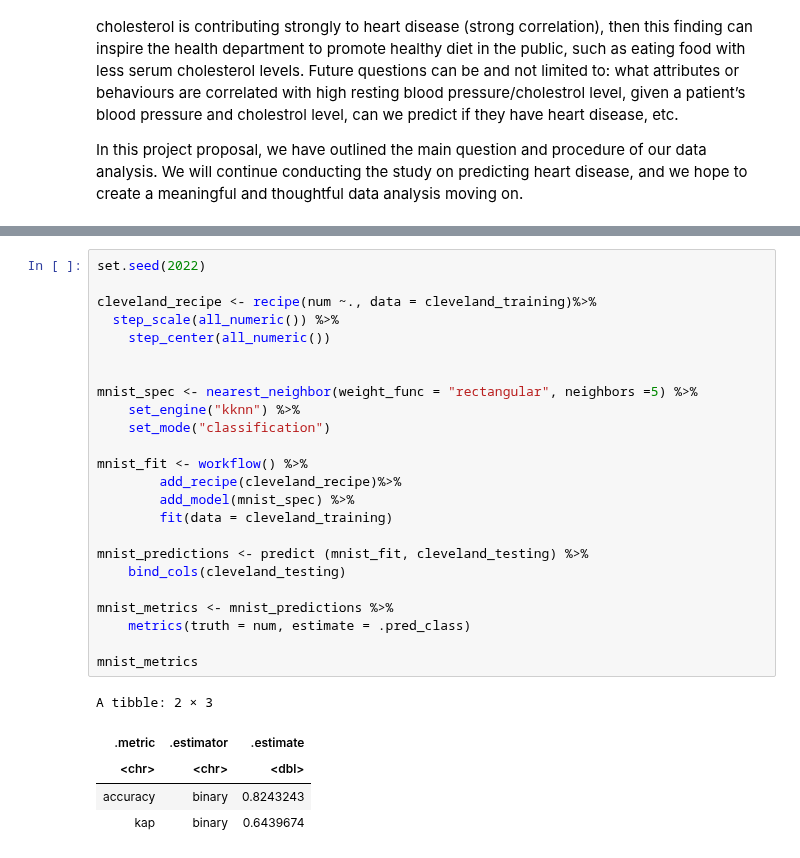
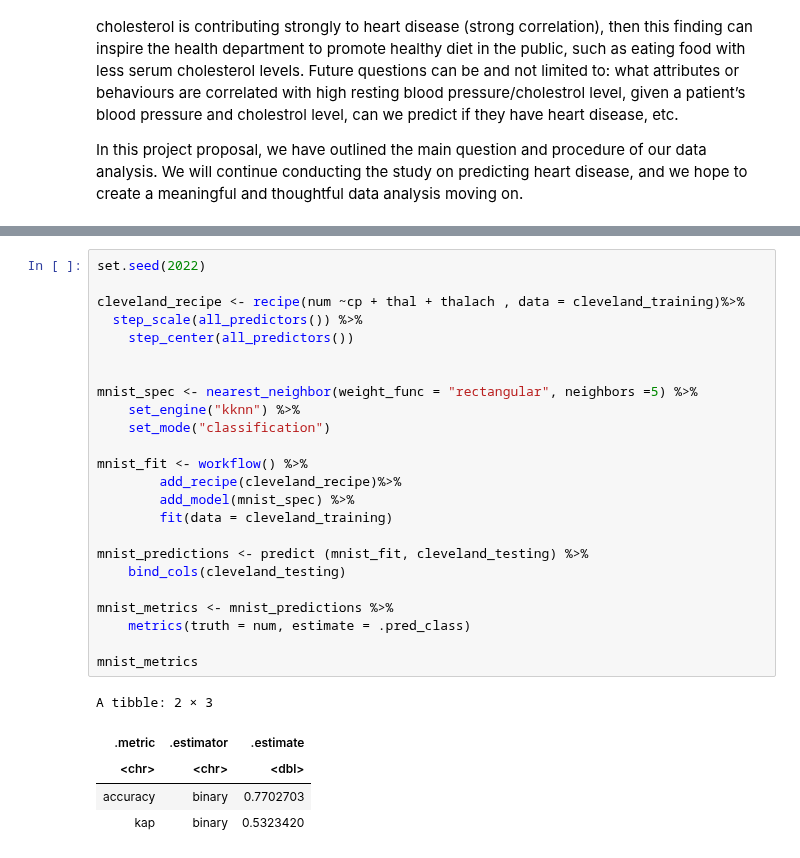
Before and after one commit to wiliwangka/Heart-Disease-Classification-with-R, a Jupyter notebook: ds_project_proposal.ipynb, the cells around one changed output, grey strips where cells are left out. Drawn from its saved outputs; the diff is of its cells as text.

```diff
--- a/ds_project_proposal.ipynb
+++ b/ds_project_proposal.ipynb
@@ -201,30 +202,30 @@ A tibble: 1 × 2
 # %%
 set.seed(2022)
 
-cleveland_recipe <- recipe(num ~., data = cleveland_training)%>%
-  step_scale(all_numeric()) %>%
-    step_center(all_numeric())
+cleveland_recipe <- recipe(num ~cp + thal + thalach , data = cleveland_training)%>%
+  step_scale(all_predictors()) %>%
+    step_center(all_predictors())
 
 
 mnist_spec <- nearest_neighbor(weight_func = "rectangular", neighbors =5) %>%
     set_engine("kknn") %>%
     set_mode("classification")
 
 mnist_fit <- workflow() %>%
         add_recipe(cleveland_recipe)%>%
         add_model(mnist_spec) %>%
         fit(data = cleveland_training)
 
 mnist_predictions <- predict (mnist_fit, cleveland_testing) %>%
     bind_cols(cleveland_testing)
 
 mnist_metrics <- mnist_predictions %>%
     metrics(truth = num, estimate = .pred_class)
 
 mnist_metrics
 # %% [output]
 A tibble: 2 × 3
 | .metric | .estimator | .estimate |
 | <chr> | <chr> | <dbl> |
-| accuracy | binary | 0.8243243 |
-| kap | binary | 0.6439674 |
+| accuracy | binary | 0.7702703 |
+| kap | binary | 0.5323420 |
```
Also changed, not shown: parts of 2 cells of this notebook.
